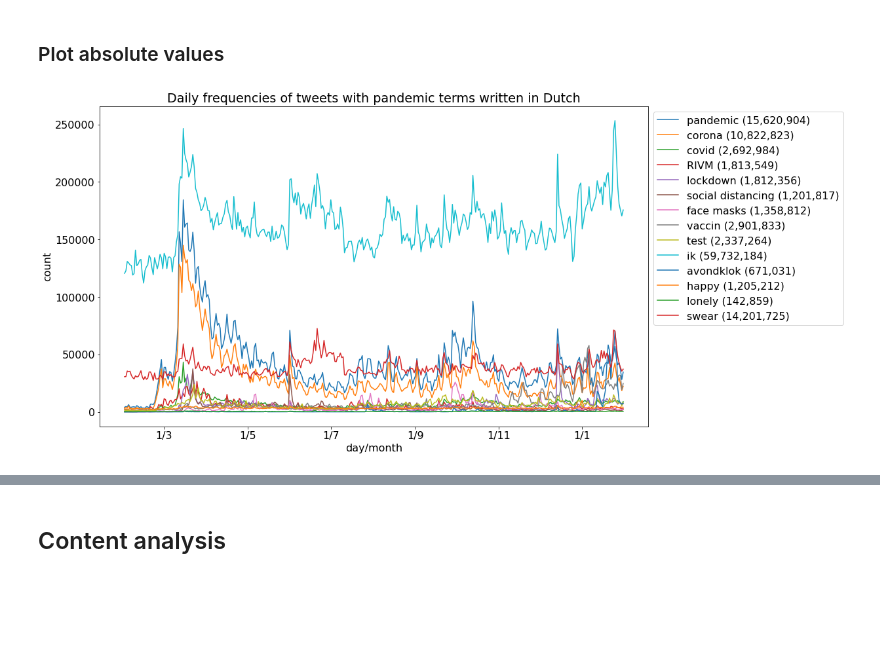
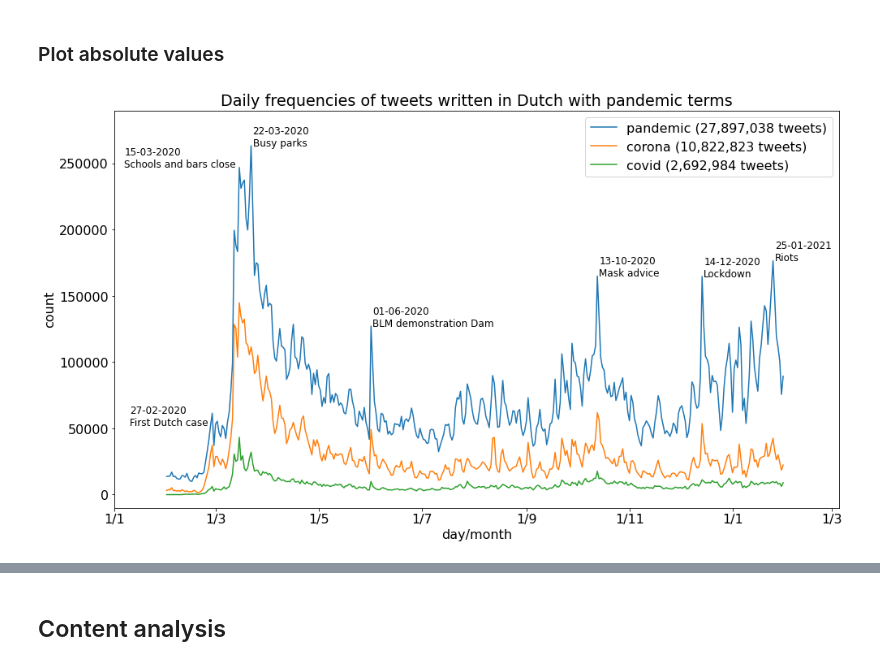
Before and after one commit to puregome/notebooks, a Jupyter notebook: tweet-counts.ipynb, the cells around one changed output, grey strips where cells are left out. Drawn from its saved outputs; the diff is of its cells as text; code cells hidden in the pictures; blank space fills up the shorter version.

Commit message:
lunchtalk graphs

```diff
--- a/tweet-counts.ipynb
+++ b/tweet-counts.ipynb
@@ -176,6 +186,7 @@ swear = readCounts(SWEAR)
 test = readCounts(TEST)
 topic = readCounts(TOPIC)
 vaccin = readCounts(VACCIN)
+pandemic = readCounts(PANDEMIC)
 # %%
 def deleteLastElement(myDict):
     if myDict: del(myDict[list(myDict.keys())[-1]])
@@ -186,7 +197,8 @@ def processData(dataContainer,queryName):
     saveCounts(dataContainer,queryName)
     return(dataContainer)
 
-if True:
+if False:
+    pandemic = processData(pandemic, PANDEMIC)
     avondklok = processData(avondklok, "avondklok")
     corona = processData(corona,"corona")
     covid = processData(covid,"covid")
@@ -239,10 +216,10 @@ if True:
 # %%
-data = topic
+data = pandemic
 monthCounts = {}
 for date in data:
     month = str(date)[0:6]
     if not month in monthCounts: monthCounts[month] = 0
     monthCounts[month] += data[date]
 monthCounts["total"] = sum(monthCounts.values())
-sum([monthCounts[month] for month in monthCounts if re.search("^2020", month)])
+sum([monthCounts[month] for month in monthCounts if re.search("^202[10]", month)])
 # %% [output]
@@ -321,48 +299,60 @@ def stringArrayToDates(stringList,dateFormat=DATEFORMATPLOT):
     return([datetime.strptime(str(date),dateFormat) for date in stringList])
 
 def prettyPrintNumber(number):
     digits = str(number)
     prettyNumber = ""
     for i in range(-1,-len(digits)-1,-1):
         prettyNumber = digits[i]+prettyNumber
         if i % 3 == 0 and i > -len(digits): prettyNumber = ","+prettyNumber
     return(prettyNumber)
 
 def makeLabel(name,myDict):
-    if name == TOPIC: label = "pandemic"
+    if name == TOPIC: label = "topic"
     elif name == DISTANCE: label = "social distancing"
     elif name == "rivm": label = "RIVM"
     elif name == "mondkapje": label = "face masks"
     else: label = name
-    return(label+" ("+prettyPrintNumber(sum(myDict.values()))+")")
+    return(label+" ("+prettyPrintNumber(sum(myDict.values()))+" tweets)")
 
 weekendDates = getWeekendDates(rivm.keys())
 font = {"size":16}
 matplotlib.rc("font",**font)
-plt.figure(figsize=(15,9))
+plt.figure(figsize=(16,9))
 ax1 = plt.subplot(111)
-ax1.plot_date(stringArrayToDates(topic.keys()),list(topic.values()),xdate=True,fmt="-",label=makeLabel(TOPIC,topic))
+ax1.plot_date(stringArrayToDates(pandemic.keys()),list(pandemic.values()),xdate=True,fmt="-",label=makeLabel(PANDEMIC,pandemic))
+#ax1.plot_date(stringArrayToDates(topic.keys()),list(topic.values()),xdate=True,fmt="-",label=makeLabel(TOPIC,topic))
 ax1.plot_date(stringArrayToDates(corona.keys()),list(corona.values()),xdate=True,fmt="-",label=makeLabel("corona",corona))
 ax1.plot_date(stringArrayToDates(covid.keys()),list(covid.values()),xdate=True,fmt="-",label=makeLabel("covid",covid))
-ax1.plot_date(stringArrayToDates(rivm.keys()),list(rivm.values()),xdate=True,fmt="-",label=makeLabel("rivm",rivm))
-ax1.plot_date(stringArrayToDates(lockdown.keys()),list(lockdown.values()),xdate=True,fmt="-",label=makeLabel(LOCKDOWN,lockdown))
-ax1.plot_date(stringArrayToDates(distance.keys()),list(distance.values()),xdate=True,fmt="-",label=makeLabel(DISTANCE,distance))
-ax1.plot_date(stringArrayToDates(mondkapje.keys()),list(mondkapje.values()),xdate=True,fmt="-",label=makeLabel("mondkapje",mondkapje))
-ax1.plot_date(stringArrayToDates(vaccin.keys()),list(vaccin.values()),xdate=True,fmt="-",label=makeLabel("vaccin",vaccin))
-ax1.plot_date(stringArrayToDates(test.keys()),list(test.values()),xdate=True,fmt="-",label=makeLabel("test",test))
-ax1.plot_date(stringArrayToDates(ik.keys()),list(ik.values()),xdate=True,fmt="-",label=makeLabel("ik",ik))
-ax1.plot_date(stringArrayToDates(avondklok.keys()),list(avondklok.values()),xdate=True,fmt="-",label=makeLabel("avondklok",avondklok))
-ax1.plot_date(stringArrayToDates(happy.keys()),list(happy.values()),xdate=True,fmt="-",label=makeLabel("happy",happy))
-ax1.plot_date(stringArrayToDates(lonely.keys()),list(lonely.values()),xdate=True,fmt="-",label=makeLabel("lonely",lonely))
-ax1.plot_date(stringArrayToDates(swear.keys()),list(swear.values()),xdate=True,fmt="-",label=makeLabel("swear",swear))
+#ax1.plot_date(stringArrayToDates(rivm.keys()),list(rivm.values()),xdate=True,fmt="-",label=makeLabel("rivm",rivm))
+#ax1.plot_date(stringArrayToDates(lockdown.keys()),list(lockdown.values()),xdate=True,fmt="-",label=makeLabel(LOCKDOWN,lockdown))
+#ax1.plot_date(stringArrayToDates(distance.keys()),list(distance.values()),xdate=True,fmt="-",label=makeLabel(DISTANCE,distance))
+#ax1.plot_date(stringArrayToDates(mondkapje.keys()),list(mondkapje.values()),xdate=True,fmt="-",label=makeLabel("mondkapje",mondkapje))
+#ax1.plot_date(stringArrayToDates(vaccin.keys()),list(vaccin.values()),xdate=True,fmt="-",label=makeLabel("vaccin",vaccin))
+#ax1.plot_date(stringArrayToDates(test.keys()),list(test.values()),xdate=True,fmt="-",label=makeLabel("test",test))
+#ax1.plot_date(stringArrayToDates(ik.keys()),list(ik.values()),xdate=True,fmt="-",label=makeLabel("ik",ik))
+#ax1.plot_date(stringArrayToDates(avondklok.keys()),list(avondklok.values()),xdate=True,fmt="-",label=makeLabel("avondklok",avondklok))
+#ax1.plot_date(stringArrayToDates(happy.keys()),list(happy.values()),xdate=True,fmt="-",label=makeLabel("happy",happy))
+#ax1.plot_date(stringArrayToDates(lonely.keys()),list(lonely.values()),xdate=True,fmt="-",label=makeLabel("lonely",lonely))
+#ax1.plot_date(stringArrayToDates(swear.keys()),list(swear.values()),xdate=True,fmt="-",label=makeLabel("swear",swear))
 
 ax1.xaxis.set_major_formatter(mdates.DateFormatter("%-d/%-m"))
-dummy = ax1.legend(bbox_to_anchor=(1,1), loc="upper left")
-plt.title("Daily frequencies of tweets with pandemic terms written in Dutch")
+dummy = ax1.legend(bbox_to_anchor=(1,1))#, loc="upper left")
+plt.title("Daily frequencies of tweets written in Dutch with pandemic terms")
 plt.xlabel("day/month")
 plt.ylabel("count")
 #plt.yscale("log")
+plt.ylim((-10000,290000))
+plt.xlim((datetime.strptime("20200101", DATEFORMATPLOT), datetime.strptime("20210305", DATEFORMATPLOT)))
+for tuple_data in [["20200110",  52189, "27-02-2020\nFirst Dutch case"],
+                   ["20200107", 246977, "15-03-2020\nSchools and bars close"],
+                   ["20200323", 263330, "22-03-2020\nBusy parks"],
+                   ["20200602", 127236, "01-06-2020\nBLM demonstration Dam"],
+                   ["20201014", 164966, "13-10-2020\nMask advice"],
+                   ["20201215", 164705, "14-12-2020\nLockdown"],
+                   ["20210126", 176460, "25-01-2021\nRiots"],
+                  ]:
+    plt.text(datetime.strptime(tuple_data[0], DATEFORMATPLOT), tuple_data[1], tuple_data[2], fontsize=12)
 plt.savefig(PLOTFILEOUT)
 plt.show()
 # %% [output]
-[figure, old version]
+[figure, new version]
```
Also changed, not shown: parts of 10 cells of this notebook, 1 other file.
